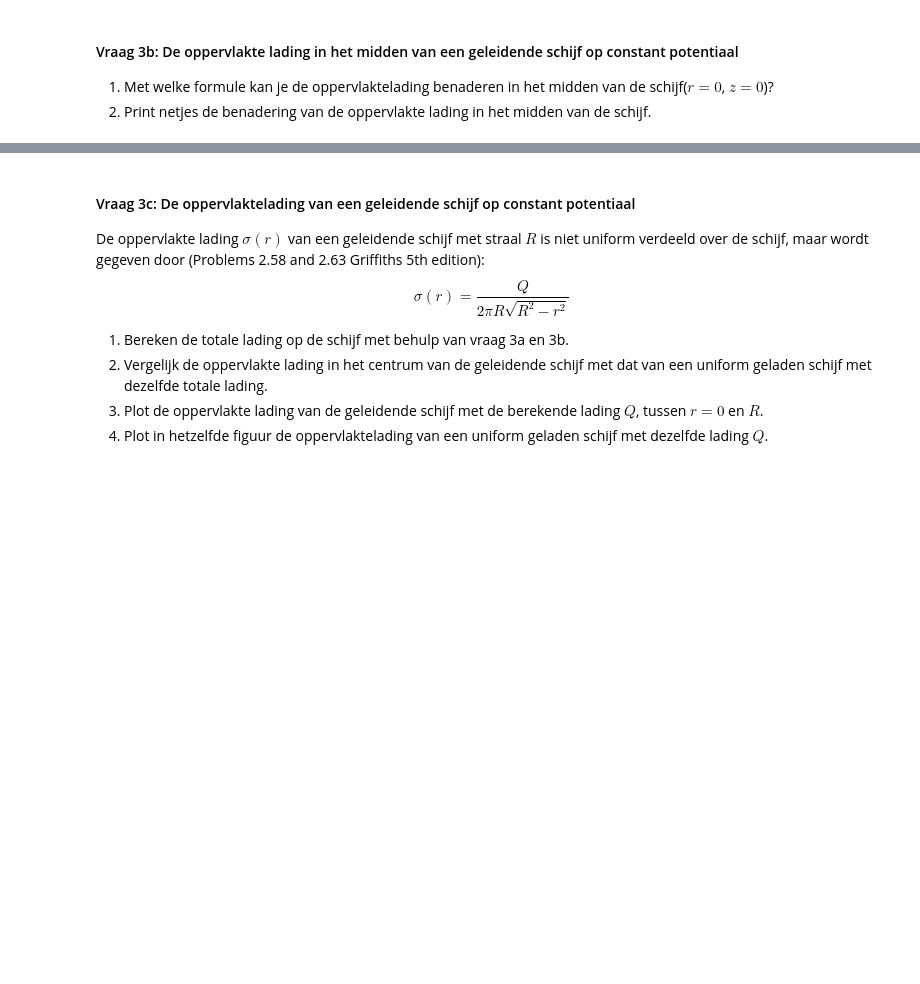
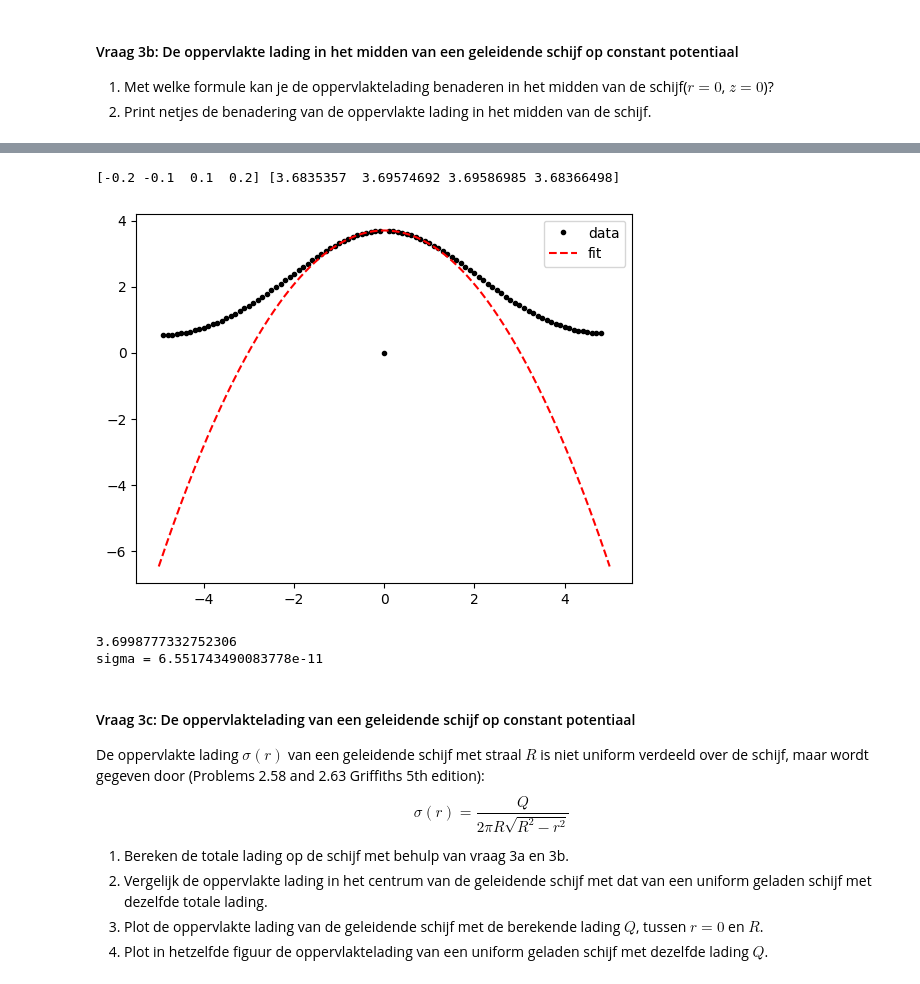
Before and after one commit to Alek-Janssen/opdrachten-DEF-D, a Jupyter notebook: DigitaleOntwerpopdrachten/1CondensatorOpdracht/CondensatorOntwerpopdracht.ipynb, the cells around one changed output, grey strips where cells are left out. Drawn from its saved outputs; the diff is of its cells as text; code cells hidden in the pictures; blank space fills up the shorter version.

```diff
--- a/DigitaleOntwerpopdrachten/1CondensatorOpdracht/CondensatorOntwerpopdracht.ipynb
+++ b/DigitaleOntwerpopdrachten/1CondensatorOpdracht/CondensatorOntwerpopdracht.ipynb
@@ -291,5 +313,48 @@ plot_results_disk(Ez, Er, normE, V, r, z, grid_step, disk_radius, z_pos_disk1, z
 # %%
 #### Print met deze cel met een nette opmaak je antwoord op vraag 3b 2.
+from scipy.optimize import curve_fit
+
+def parabool(z, E0, a):
+    return E0 - a*z**2
+
+index_min_z = np.argmin(np.abs(z_for_E))
+mask = np.ones_like(z_for_E, dtype=bool)
+mask[index_min_z] = False
+
+
+
+z_fit = z_for_E[mask]
+E_fit = E_op_as[mask]
+
+z_lim = 0.21
+mask_center = np.abs(z_fit) < z_lim
+
+z_fit = z_fit[mask_center]
+E_fit = E_fit[mask_center]
+
+val, cov = curve_fit(parabool, z_fit, E_fit, p0=[np.max(E_fit), 1])
+
+E0, a = val
+E0_fout = np.sqrt(cov[0,0])
+
+print(z_fit, E_fit)
+
+x_test = np.linspace(-5,5,1000)
+y_test = parabool(x_test, E0, a)
+
+plt.figure()
+plt.plot(z_for_E, E_op_as,'k.', label="data")
+plt.plot(x_test, y_test,'r--', label="fit")
+plt.legend()
+plt.show()
+
+print(E0)
+print('sigma =', E0*(2*epsilon0))
+# %% [output]
+[-0.2 -0.1  0.1  0.2] [3.6835357  3.69574692 3.69586985 3.68366498]
+[figure, added]
+3.6998777332752306
+sigma = 6.551743490083778e-11
 # %% [markdown]
 #### Vraag 3c: De oppervlaktelading van een geleidende schijf op constant potentiaal
 
```
Also changed, not shown: parts of 12 cells of this notebook.
